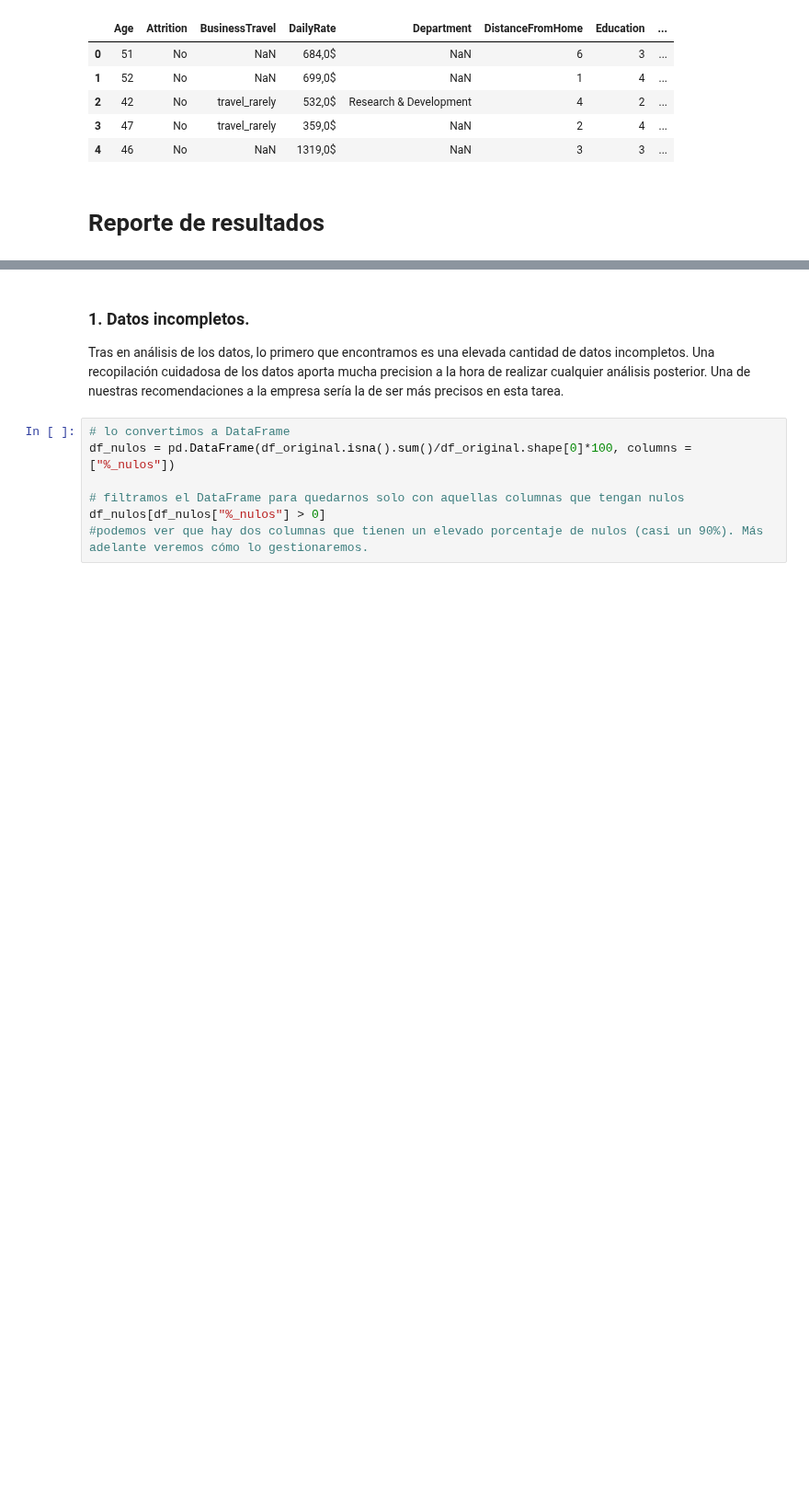
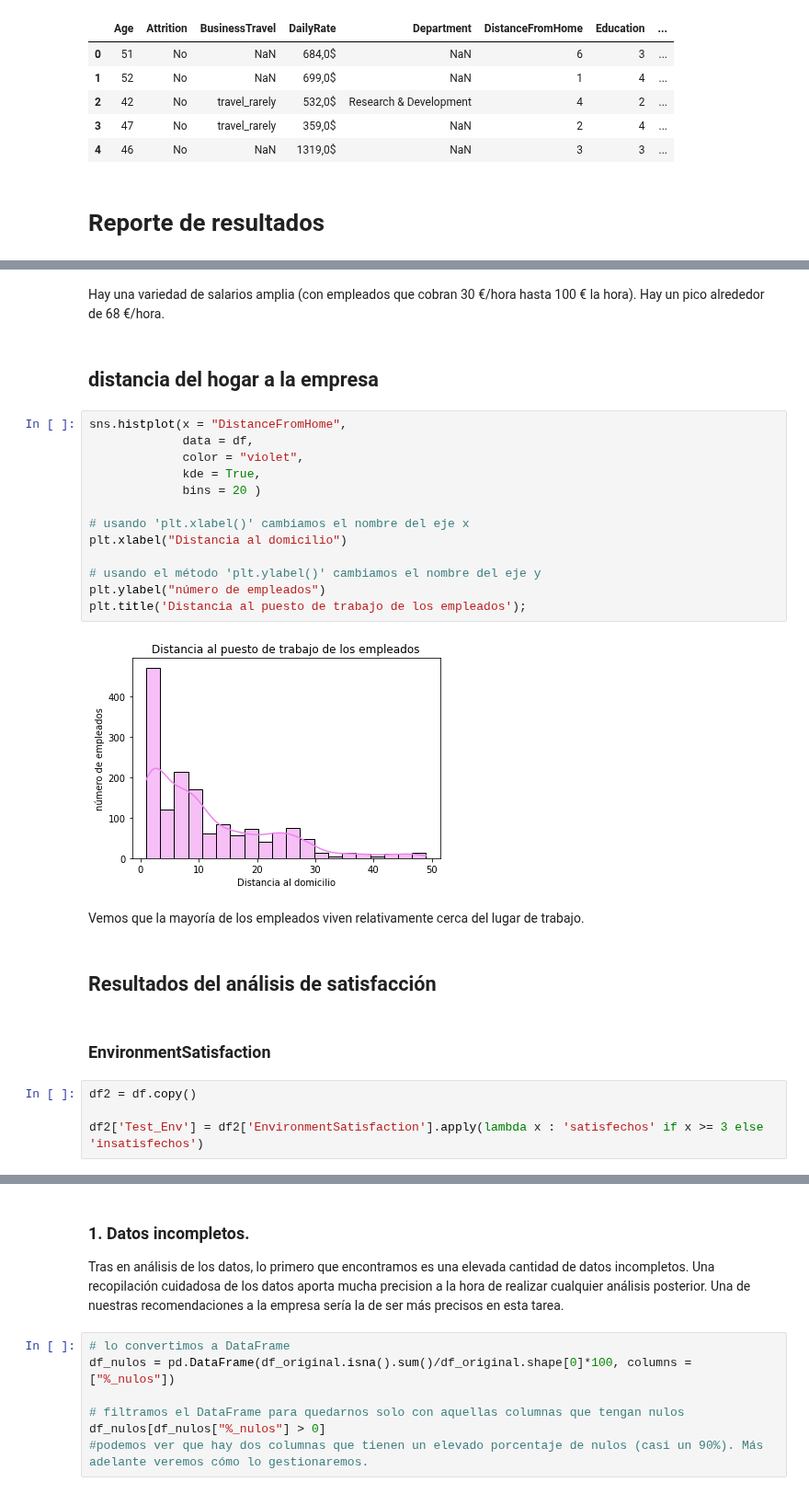
Before and after one commit to raquelmartinrodriguez/proyecto-da-promo-G-modulo-3-team-1, a Jupyter notebook: informe.ipynb, the cells around one changed output, grey strips where cells are left out. Shown at 92% size. Saved outputs shown, nothing was run; the diff lists cells and outputs as text; blank space fills up the shorter version.

```diff
--- a/informe.ipynb
+++ b/informe.ipynb
@@ -36,0 +100,29 @@ df_original.head()
+# %% [markdown]
+Hay una variedad de salarios amplia (con empleados que cobran 30 €/hora hasta 100 € la hora). Hay un pico alrededor de 68 €/hora.
+# %% [markdown]
+## distancia del hogar a la empresa
+# %%
+sns.histplot(x = "DistanceFromHome",
+             data = df,
+             color = "violet",
+             kde = True,
+             bins = 20 )
+
+# usando 'plt.xlabel()' cambiamos el nombre del eje x
+plt.xlabel("Distancia al domicilio")
+
+# usando el método 'plt.ylabel()' cambiamos el nombre del eje y
+plt.ylabel("número de empleados")
+plt.title('Distancia al puesto de trabajo de los empleados');
+# %% [output]
+[figure, added]
+# %% [markdown]
+Vemos que la mayoría de los empleados viven relativamente cerca del lugar de trabajo.
+# %% [markdown]
+## Resultados del análisis de satisfacción
+# %% [markdown]
+### EnvironmentSatisfaction
+# %%
+df2 = df.copy()
+
+df2['Test_Env'] = df2['EnvironmentSatisfaction'].apply(lambda x : 'satisfechos' if x >= 3 else 'insatisfechos')
```
Also changed, not shown: parts of 66 cells of this notebook.
